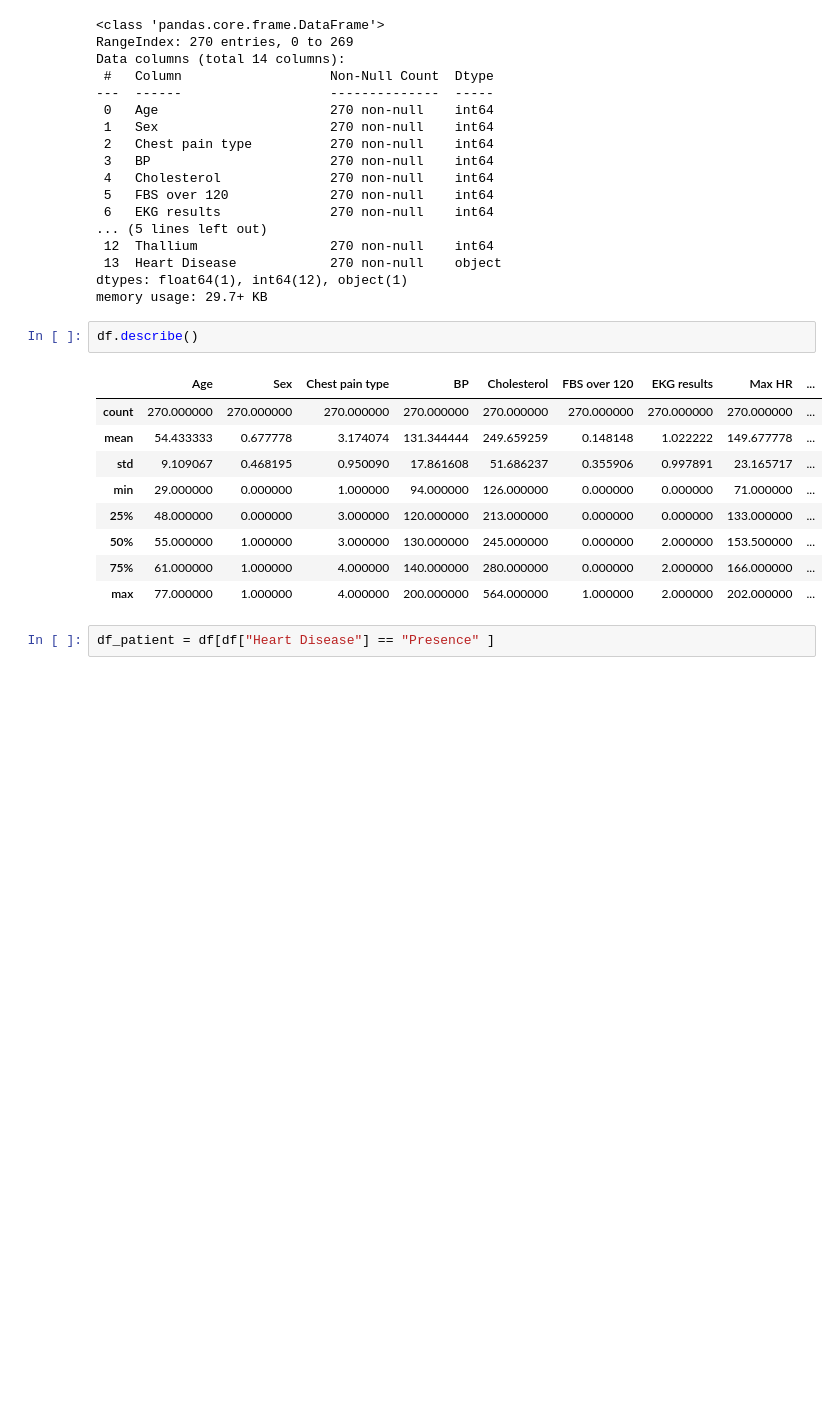
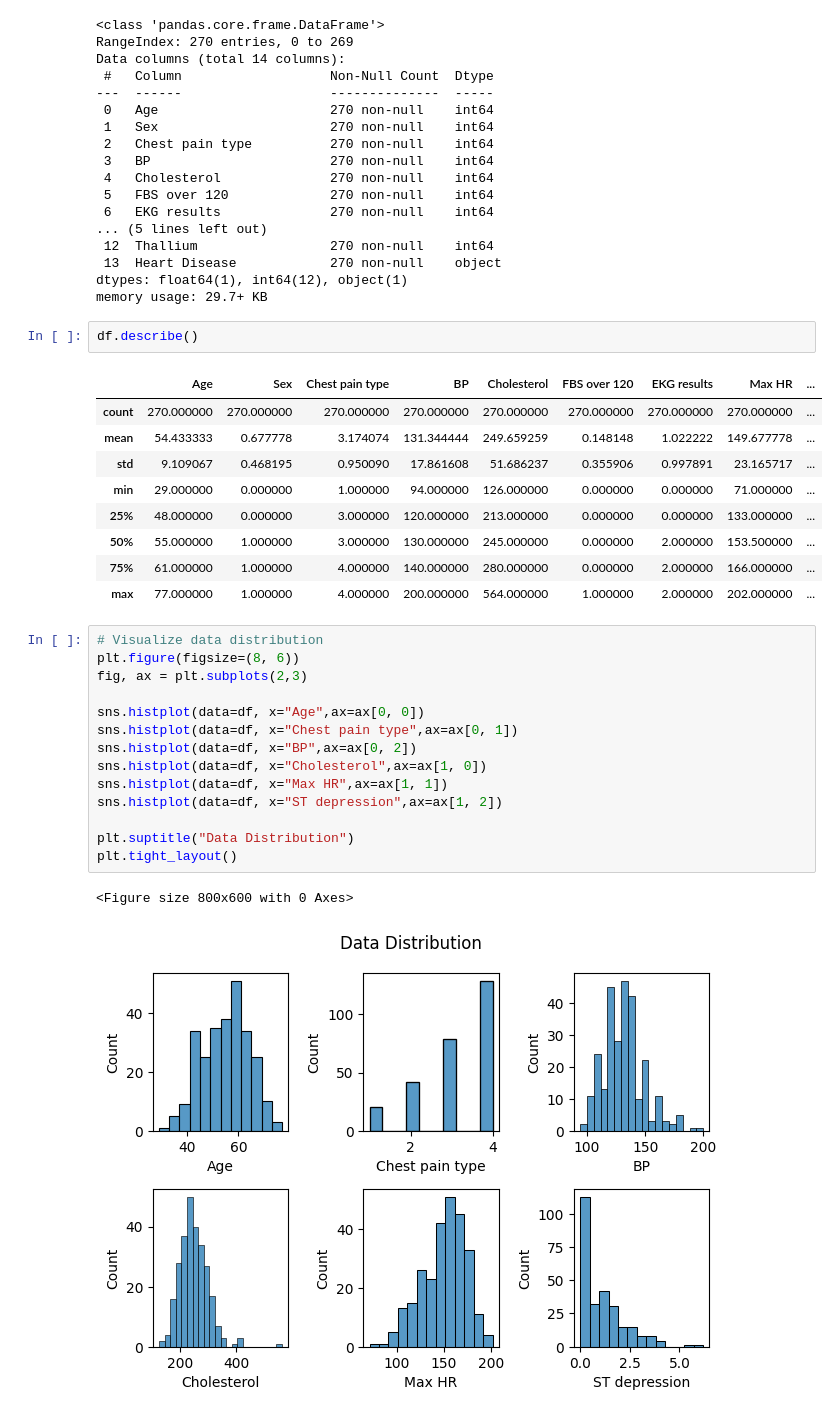
Before and after one commit to Enlightenus/Heart_disease_prediction, a Jupyter notebook: Heart_disease.ipynb, the cells around one changed output. Cells and saved outputs as stored; diff of their text form; blank space fills up the shorter version.

Commit message:
data distribution

```diff
--- a/Heart_disease.ipynb
+++ b/Heart_disease.ipynb
@@ -55,5 +55,20 @@ df.describe()
 | 50% | 55.000000 | 1.000000 | 3.000000 | 130.000000 | 245.000000 | 0.000000 | 2.000000 | 153.500000 | ... |
 | 75% | 61.000000 | 1.000000 | 4.000000 | 140.000000 | 280.000000 | 0.000000 | 2.000000 | 166.000000 | ... |
 | max | 77.000000 | 1.000000 | 4.000000 | 200.000000 | 564.000000 | 1.000000 | 2.000000 | 202.000000 | ... |
-# %%
-df_patient = df[df["Heart Disease"] == "Presence" ]
+# %%
+# Visualize data distribution
+plt.figure(figsize=(8, 6))
+fig, ax = plt.subplots(2,3)
+
+sns.histplot(data=df, x="Age",ax=ax[0, 0])
+sns.histplot(data=df, x="Chest pain type",ax=ax[0, 1])
+sns.histplot(data=df, x="BP",ax=ax[0, 2])
+sns.histplot(data=df, x="Cholesterol",ax=ax[1, 0])
+sns.histplot(data=df, x="Max HR",ax=ax[1, 1])
+sns.histplot(data=df, x="ST depression",ax=ax[1, 2])
+
+plt.suptitle("Data Distribution")
+plt.tight_layout()
+# %% [output]
+<Figure size 800x600 with 0 Axes>
+[figure, added]
```
